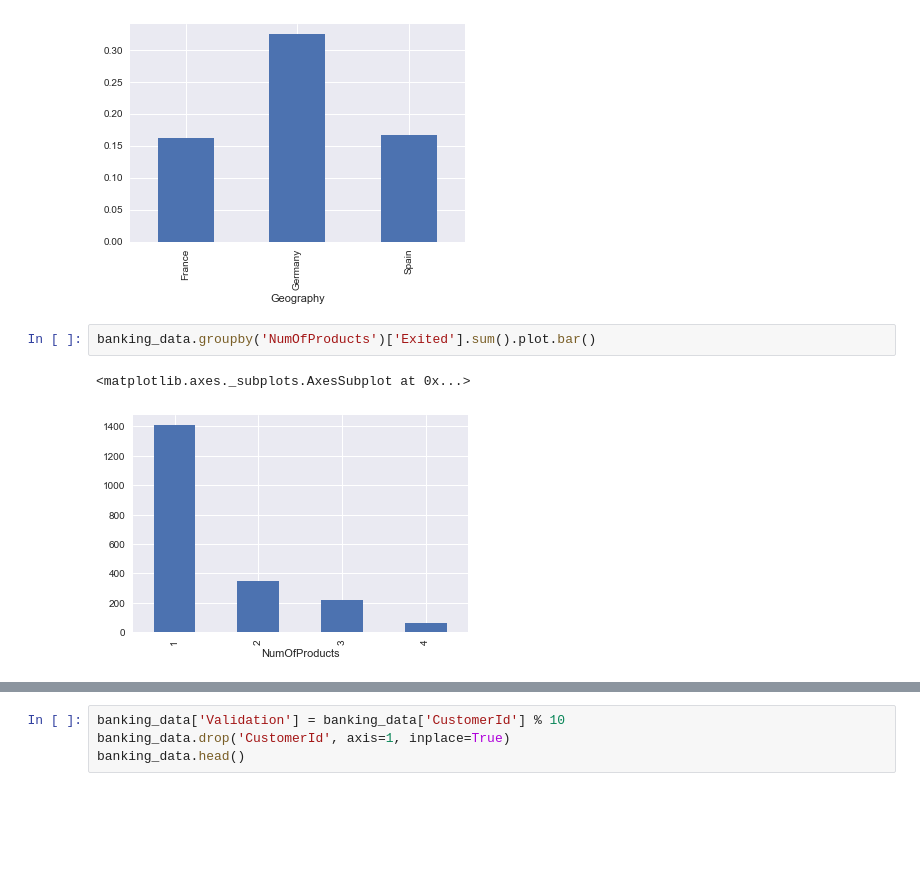
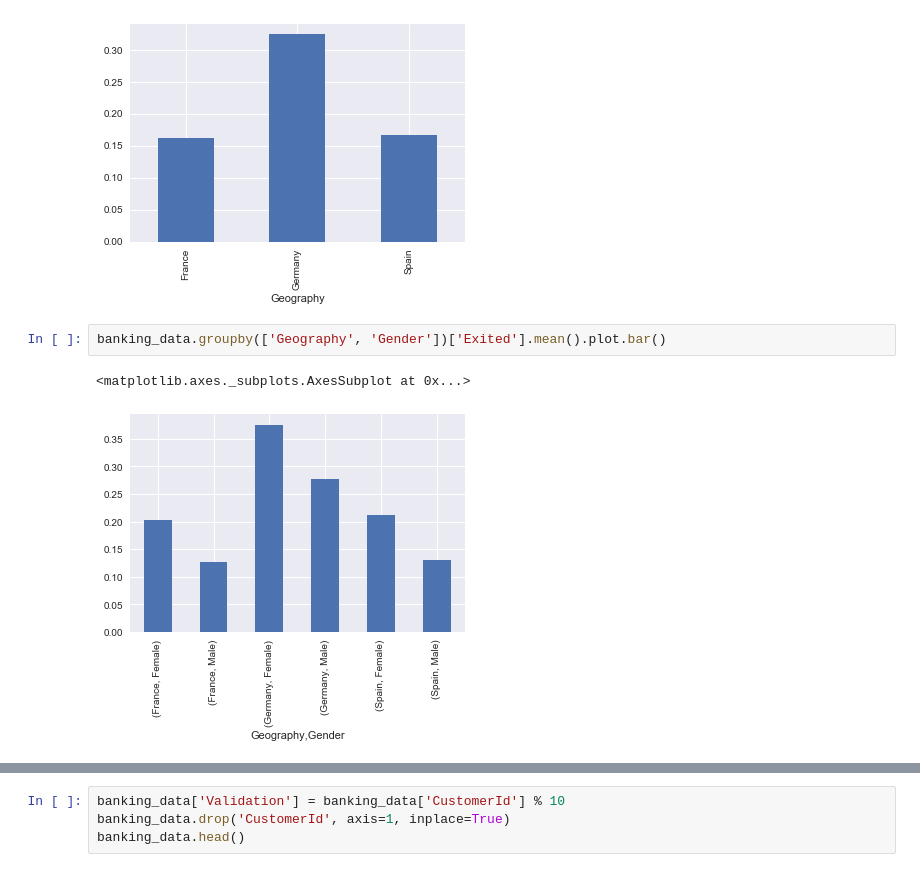
Before and after one commit to george-and-miller/data-science, a Jupyter notebook: Udemy A-Z Data Science.ipynb, the cells around one changed output, grey strips where cells are left out. Cells and saved outputs as stored; diff of their text form; blank space fills up the shorter version.

```diff
--- a/Udemy A-Z Data Science.ipynb
+++ b/Udemy A-Z Data Science.ipynb
@@ -106,7 +108,7 @@ p = 0.0000
 <matplotlib.axes._subplots.AxesSubplot at 0x...>
 [figure]
 # %%
-banking_data.groupby('NumOfProducts')['Exited'].sum().plot.bar()
+banking_data.groupby(['Geography', 'Gender'])['Exited'].mean().plot.bar()
 # %% [output]
 <matplotlib.axes._subplots.AxesSubplot at 0x...>
-[figure, old version]
+[figure, new version]
```
Also changed, not shown: parts of 9 cells of this notebook.
